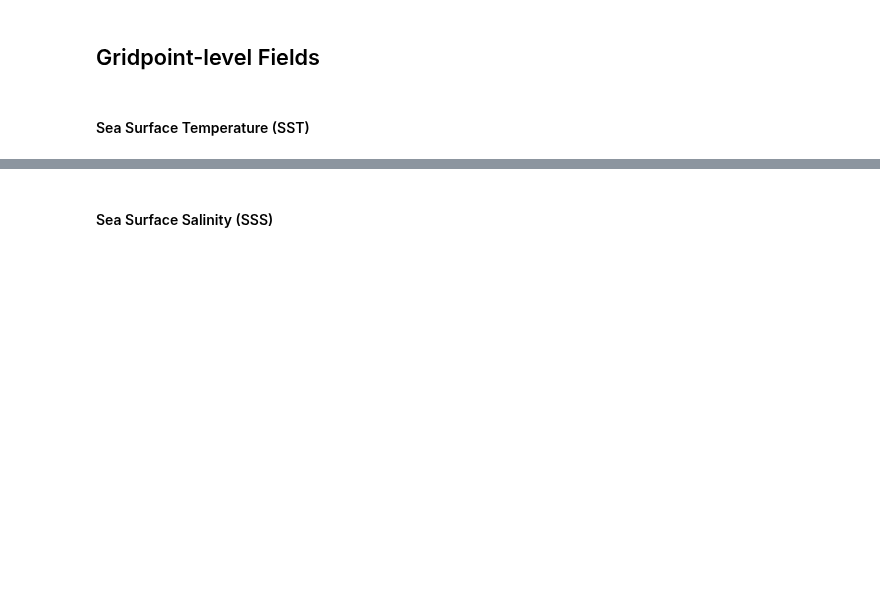
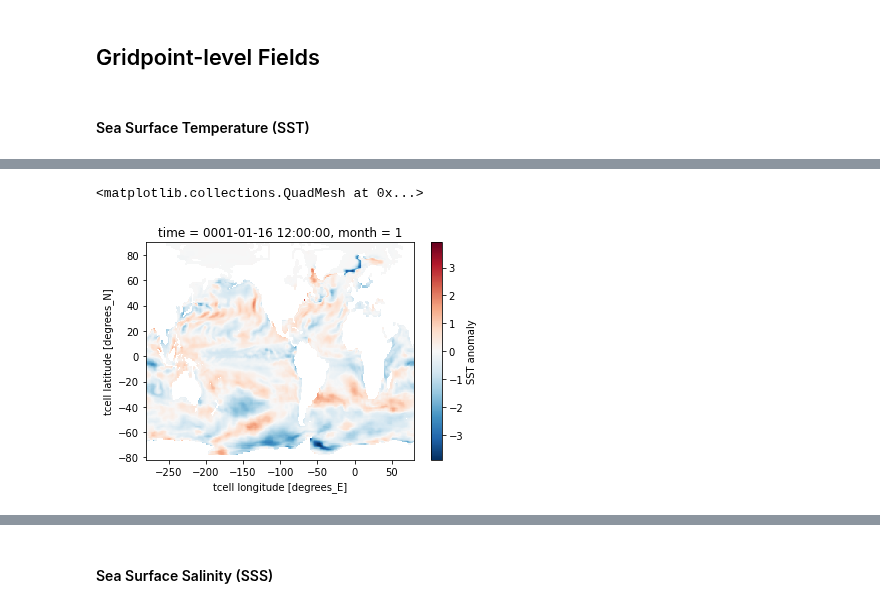
Before and after one commit to bbuchovecky/hmei, a Jupyter notebook: notebooks/ctrl_run_analysis.ipynb, the cells around one changed output, grey strips where cells are left out. Cells and saved outputs as stored; diff of their text form; code cells hidden in the pictures; blank space fills up the shorter version.

```diff
--- a/notebooks/ctrl_run_analysis.ipynb
+++ b/notebooks/ctrl_run_analysis.ipynb
@@ -106,0 +156,5 @@ grid_SST_metrics = grid_ctrl_runs(path_sst, var_sst)
+# %%
+sst_anom[0].plot()
+# %% [output]
+<matplotlib.collections.QuadMesh at 0x...>
+[figure, added]
```
Also changed, not shown: parts of 47 cells of this notebook.
